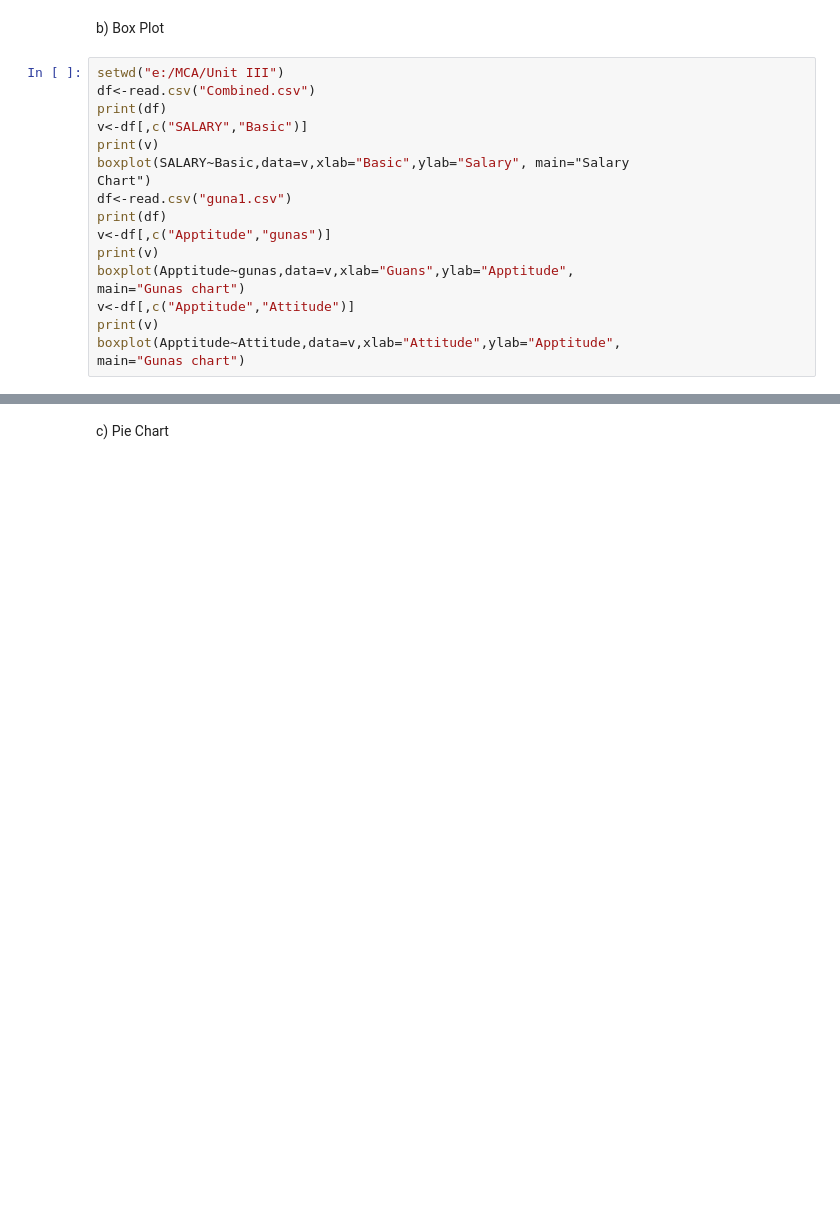
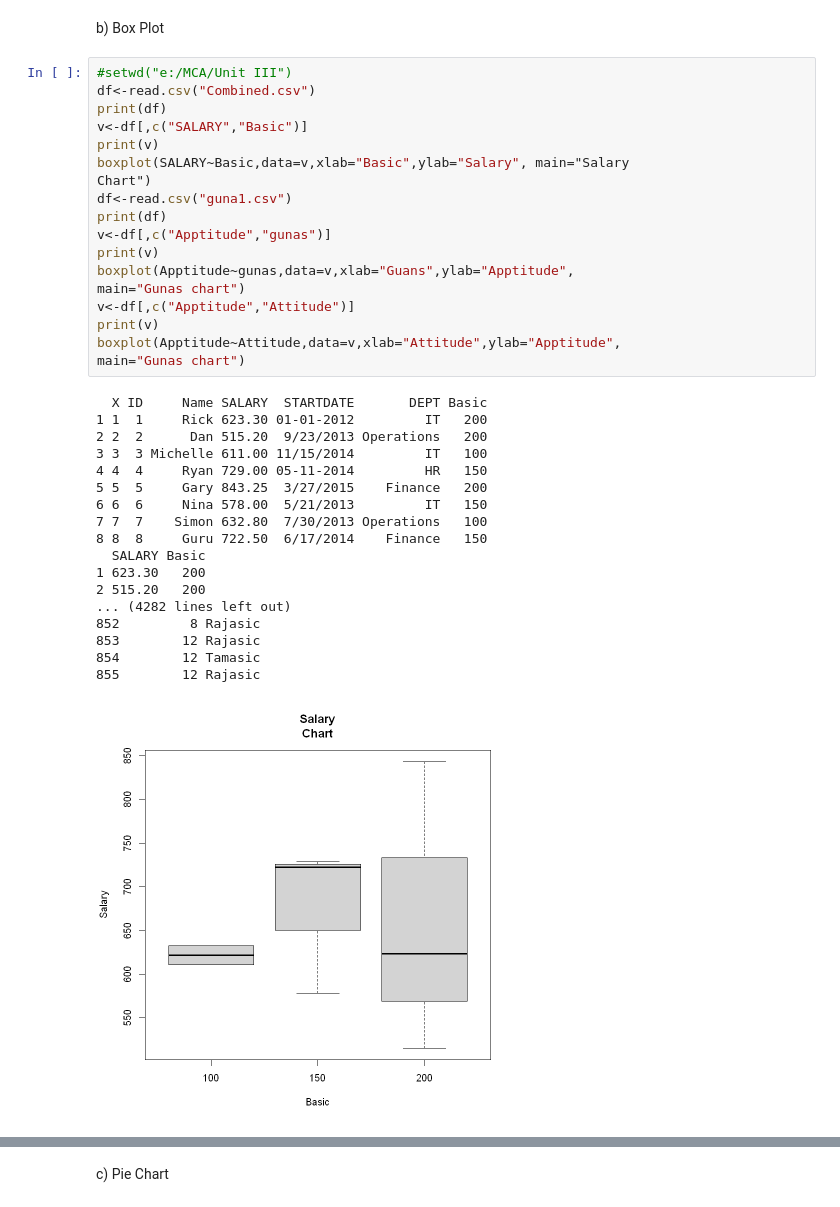
Before and after one commit to apggitsrmv/DataScience_R_Lab, a Jupyter notebook: Lab/Lab Submit/20-30.ipynb, the cells around one changed output, grey strips where cells are left out. Cells and saved outputs as stored; diff of their text form; blank space fills up the shorter version.

```diff
--- a/Lab/Lab Submit/20-30.ipynb
+++ b/Lab/Lab Submit/20-30.ipynb
@@ -50,20 +77,39 @@ Chart",col="red",border="blue")
 # %% [markdown]
 b) Box Plot
 # %%
-setwd("e:/MCA/Unit III")
+#setwd("e:/MCA/Unit III")
 df<-read.csv("Combined.csv")
 print(df)
 v<-df[,c("SALARY","Basic")]
 print(v)
 boxplot(SALARY~Basic,data=v,xlab="Basic",ylab="Salary", main="Salary
 Chart")
 df<-read.csv("guna1.csv")
 print(df)
 v<-df[,c("Apptitude","gunas")]
 print(v)
 boxplot(Apptitude~gunas,data=v,xlab="Guans",ylab="Apptitude",
 main="Gunas chart")
 v<-df[,c("Apptitude","Attitude")]
 print(v)
 boxplot(Apptitude~Attitude,data=v,xlab="Attitude",ylab="Apptitude",
 main="Gunas chart")
+# %% [output]
+  X ID     Name SALARY  STARTDATE       DEPT Basic
+1 1  1     Rick 623.30 01-01-2012         IT   200
+2 2  2      Dan 515.20  9/23/2013 Operations   200
+3 3  3 Michelle 611.00 11/15/2014         IT   100
+4 4  4     Ryan 729.00 05-11-2014         HR   150
+5 5  5     Gary 843.25  3/27/2015    Finance   200
+6 6  6     Nina 578.00  5/21/2013         IT   150
+7 7  7    Simon 632.80  7/30/2013 Operations   100
+8 8  8     Guru 722.50  6/17/2014    Finance   150
+  SALARY Basic
+1 623.30   200
+2 515.20   200
+... (4282 lines left out)
+852         8 Rajasic
+853        12 Rajasic
+854        12 Tamasic
+855        12 Rajasic
+[figure, added]
```
Also changed, not shown: parts of 53 cells of this notebook, 8 other files.
